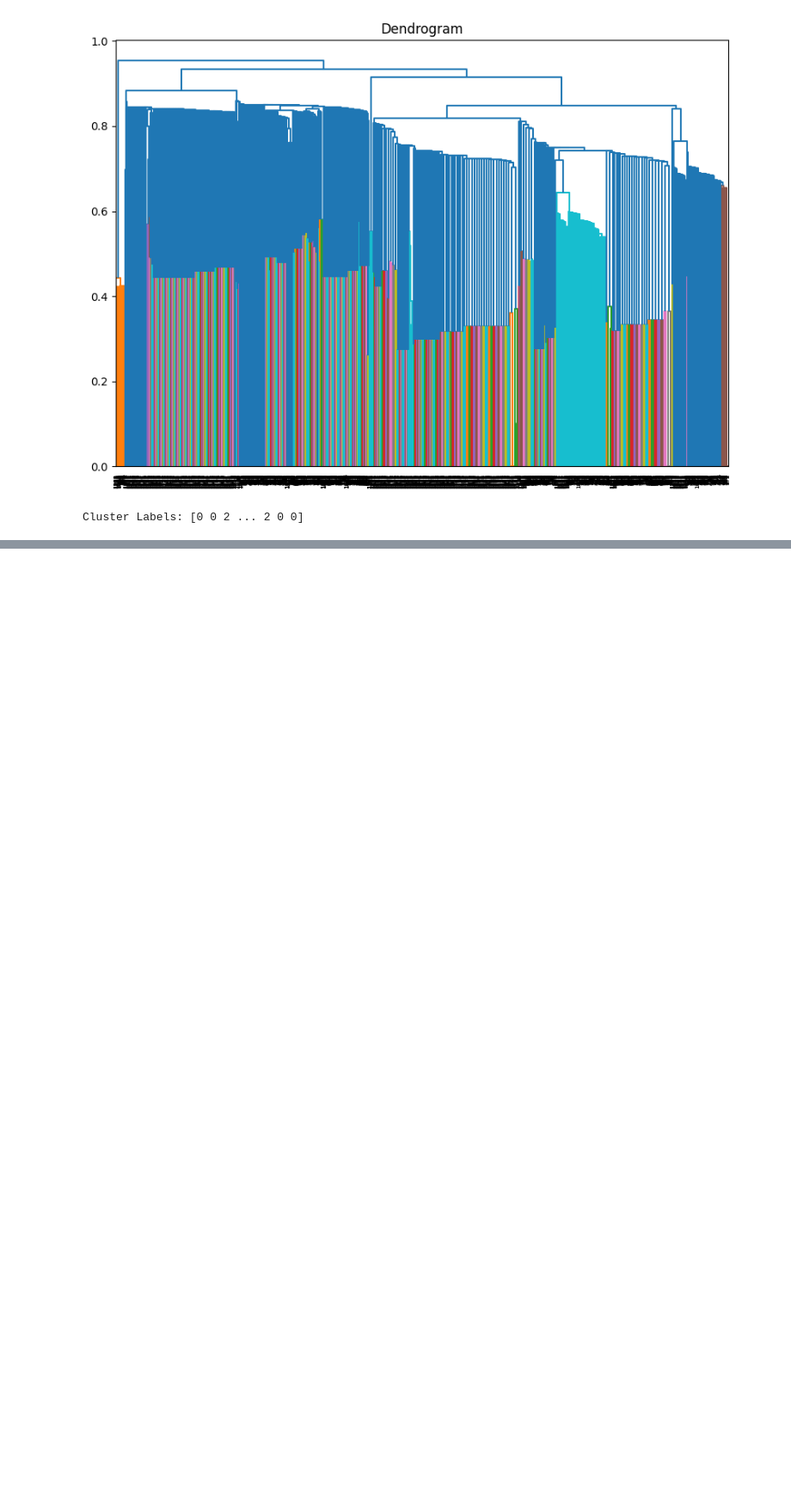
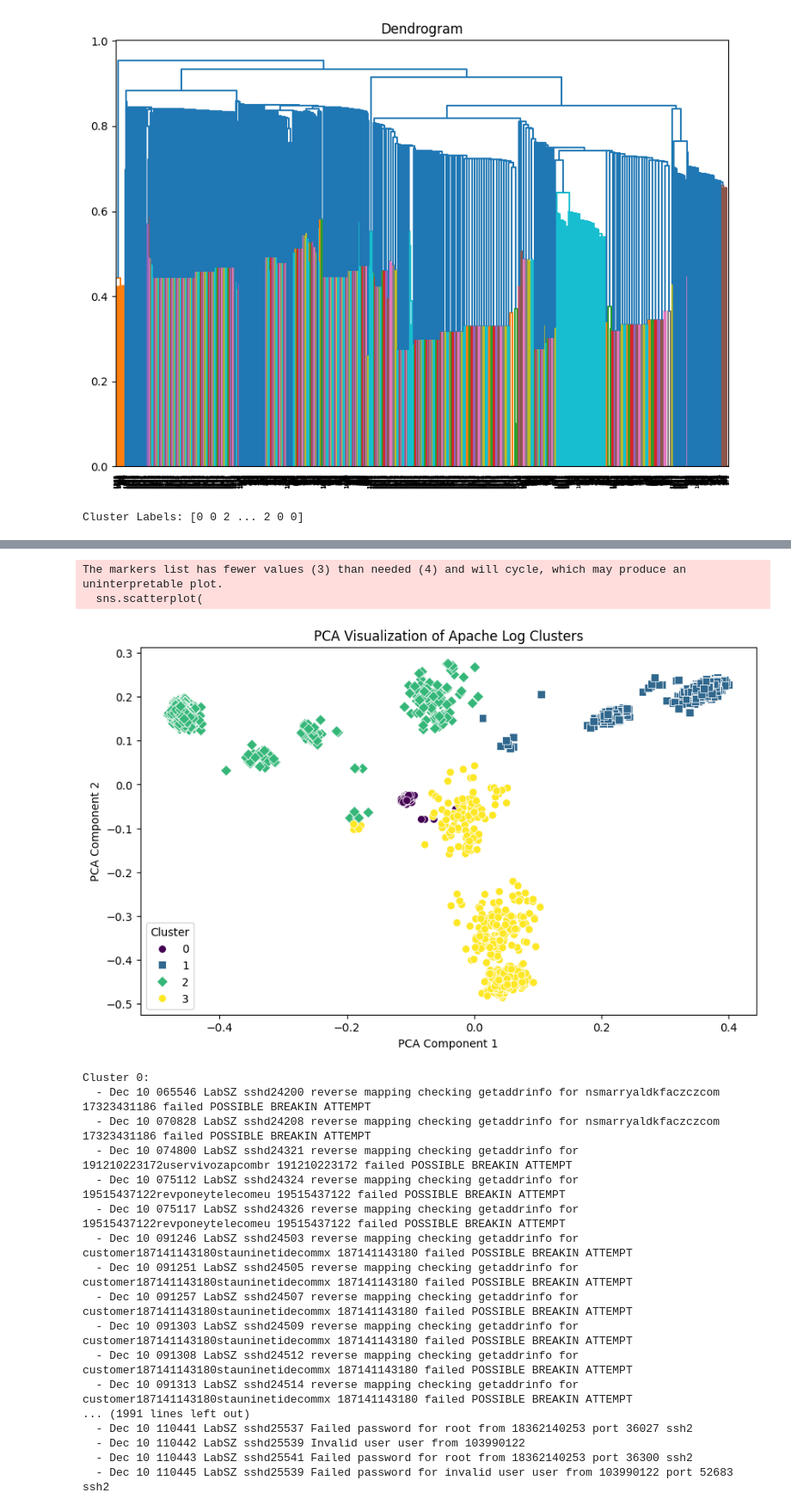
Before and after one commit to krishnasharma4415/LogParser, a Jupyter notebook: trial_approach/trial-1.ipynb, the cells around one changed output, grey strips where cells are left out. Shown at 86% size. Drawn from its saved outputs; the diff is of its cells as text; code cells hidden in the pictures; blank space fills up the shorter version.

```diff
--- a/trial_approach/trial-1.ipynb
+++ b/trial_approach/trial-1.ipynb
@@ -346,0 +337,67 @@ Cluster 0:
+# %%
+import numpy as np
+import matplotlib.pyplot as plt
+import seaborn as sns
+from sklearn.cluster import KMeans
+from sklearn.decomposition import PCA
+from sentence_transformers import SentenceTransformer
+
+apache_logs = cleaned_logs['OpenSSH']
+
+model = SentenceTransformer('all-MiniLM-L6-v2')
+embeddings = model.encode(apache_logs)
+
+n_clusters = 4
+kmeans = KMeans(n_clusters=n_clusters, random_state=42)
+labels = kmeans.fit_predict(embeddings)
+
+pca = PCA(n_components=2)
+reduced_embeddings = pca.fit_transform(embeddings)
+
+plt.figure(figsize=(10, 6))
+sns.scatterplot(
+    x=reduced_embeddings[:, 0],
+    y=reduced_embeddings[:, 1],
+    hue=labels,
+    palette='viridis',
+    style=labels,
+    markers=["o", "s", "D"],
+    s=50
+)
+
+plt.title('PCA Visualization of Apache Log Clusters')
+plt.xlabel('PCA Component 1')
+plt.ylabel('PCA Component 2')
+plt.legend(title='Cluster')
+plt.show()
+
+# Step 5: Display Clustering Results
+clustered_logs = {i: [] for i in range(n_clusters)}
+for log, label in zip(apache_logs, labels):
+    clustered_logs[label].append(log)
+
+for cluster, logs in clustered_logs.items():
+    print(f"\nCluster {cluster}:")
+    for log in logs:
+        print(f"  - {log}")
+# %% [output]
+The markers list has fewer values (3) than needed (4) and will cycle, which may produce an uninterpretable plot.
+  sns.scatterplot(
+[figure, added]
+Cluster 0:
+  - Dec 10 065546 LabSZ sshd24200 reverse mapping checking getaddrinfo for nsmarryaldkfaczczcom 17323431186 failed POSSIBLE BREAKIN ATTEMPT
+  - Dec 10 070828 LabSZ sshd24208 reverse mapping checking getaddrinfo for nsmarryaldkfaczczcom 17323431186 failed POSSIBLE BREAKIN ATTEMPT
+  - Dec 10 074800 LabSZ sshd24321 reverse mapping checking getaddrinfo for 191210223172uservivozapcombr 191210223172 failed POSSIBLE BREAKIN ATTEMPT
+  - Dec 10 075112 LabSZ sshd24324 reverse mapping checking getaddrinfo for 19515437122revponeytelecomeu 19515437122 failed POSSIBLE BREAKIN ATTEMPT
+  - Dec 10 075117 LabSZ sshd24326 reverse mapping checking getaddrinfo for 19515437122revponeytelecomeu 19515437122 failed POSSIBLE BREAKIN ATTEMPT
+  - Dec 10 091246 LabSZ sshd24503 reverse mapping checking getaddrinfo for customer187141143180stauninetidecommx 187141143180 failed POSSIBLE BREAKIN ATTEMPT
+  - Dec 10 091251 LabSZ sshd24505 reverse mapping checking getaddrinfo for customer187141143180stauninetidecommx 187141143180 failed POSSIBLE BREAKIN ATTEMPT
+  - Dec 10 091257 LabSZ sshd24507 reverse mapping checking getaddrinfo for customer187141143180stauninetidecommx 187141143180 failed POSSIBLE BREAKIN ATTEMPT
+  - Dec 10 091303 LabSZ sshd24509 reverse mapping checking getaddrinfo for customer187141143180stauninetidecommx 187141143180 failed POSSIBLE BREAKIN ATTEMPT
+  - Dec 10 091308 LabSZ sshd24512 reverse mapping checking getaddrinfo for customer187141143180stauninetidecommx 187141143180 failed POSSIBLE BREAKIN ATTEMPT
+  - Dec 10 091313 LabSZ sshd24514 reverse mapping checking getaddrinfo for customer187141143180stauninetidecommx 187141143180 failed POSSIBLE BREAKIN ATTEMPT
+... (1991 lines left out)
+  - Dec 10 110441 LabSZ sshd25537 Failed password for root from 18362140253 port 36027 ssh2
+  - Dec 10 110442 LabSZ sshd25539 Invalid user user from 103990122
+  - Dec 10 110443 LabSZ sshd25541 Failed password for root from 18362140253 port 36300 ssh2
+  - Dec 10 110445 LabSZ sshd25539 Failed password for invalid user user from 103990122 port 52683 ssh2
```
Also changed, not shown: parts of 7 cells of this notebook, 2 other files.
